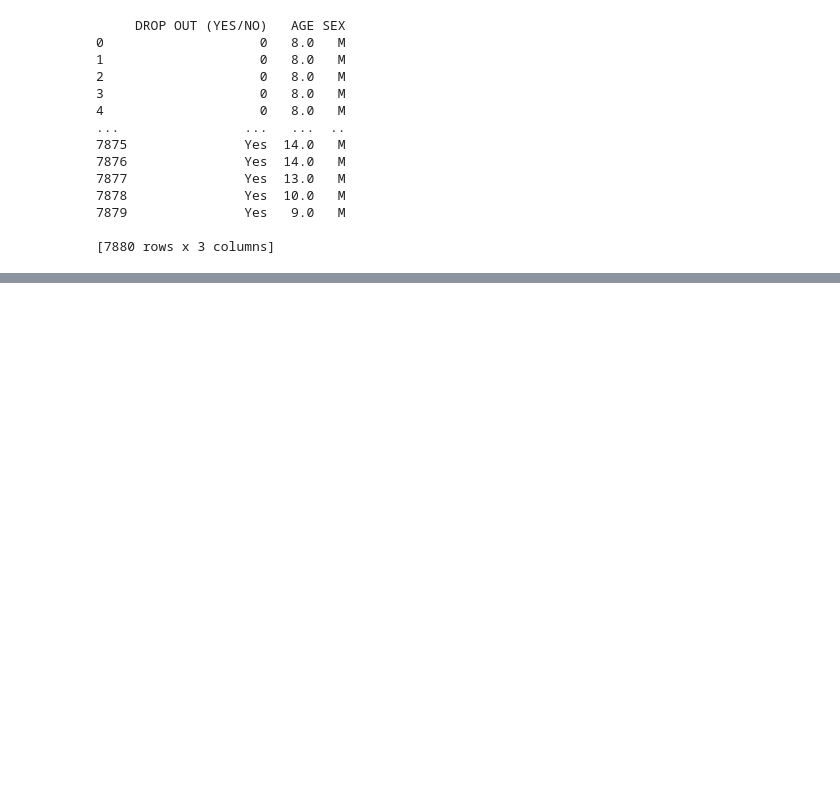
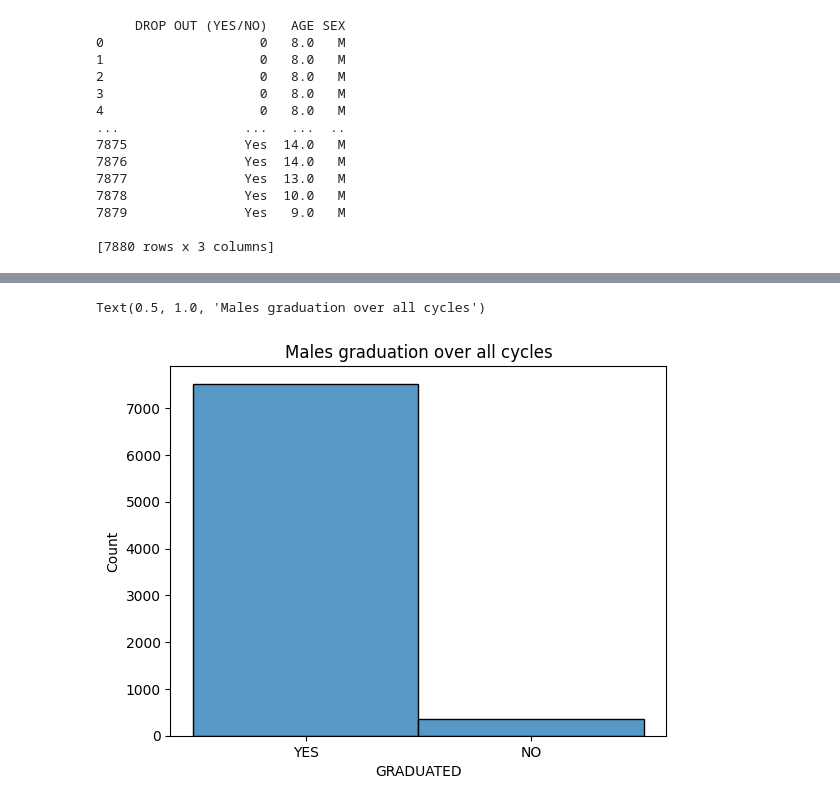
Before and after one commit to dfglondon24/Team-5, a Jupyter notebook: Bobby.ipynb, the cells around one changed output, grey strips where cells are left out. Cells and saved outputs as stored; diff of their text form; code cells hidden in the pictures; blank space fills up the shorter version.

```diff
--- a/Bobby.ipynb
+++ b/Bobby.ipynb
@@ -152,0 +207,7 @@ ax = sns.histplot(super_dataframe_female['DROP OUT (YES/NO)'].str.upper())
+# %%
+df_2 = df_combined_graduation.query('SEX=="M"')
+sns.histplot(df_2['GRADUATED'].str.upper())
+plt.title("Males graduation over all cycles")
+# %% [output]
+Text(0.5, 1.0, 'Males graduation over all cycles')
+[figure, added]
```
Also changed, not shown: parts of 12 cells of this notebook.
